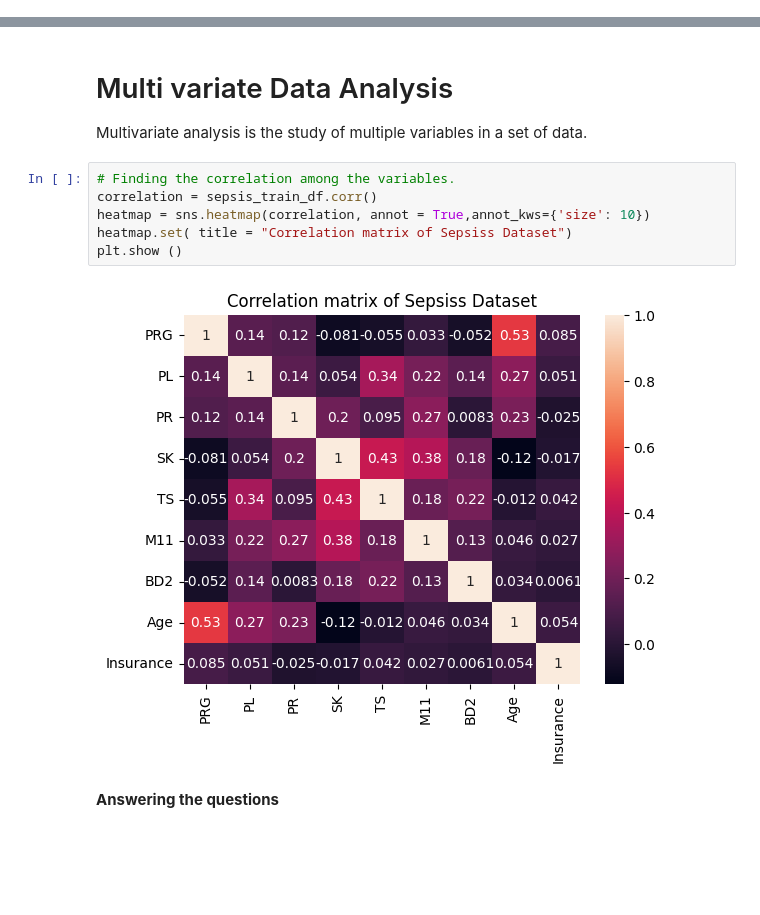
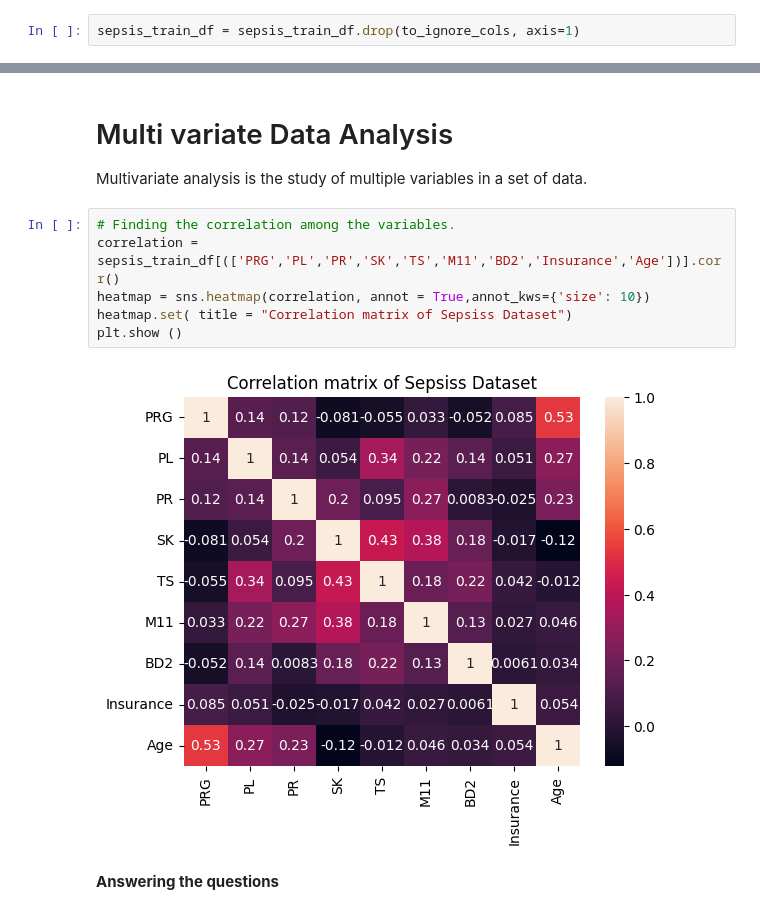
Before and after one commit to muchaimaryanne/Machine-Learning-API-using-FastAPI, a Jupyter notebook: Machine_Learning_API_using_FastAPI.ipynb, the cells around one changed output, grey strips where cells are left out. Drawn from its saved outputs; the diff is of its cells as text; blank space fills up the shorter version.

```diff
--- a/Machine_Learning_API_using_FastAPI.ipynb
+++ b/Machine_Learning_API_using_FastAPI.ipynb
@@ -80,6 +80,8 @@ test_url = 'https://drive.google.com/uc?id=' + test_url.split('/')[-2]
 # Data loading
 sepsis_train_df = pd.read_csv(train_url)
 sepsis_test_df = pd.read_csv(test_url)
+# %%
+sepsis_train_df = sepsis_train_df.drop(to_ignore_cols, axis=1)
 # %% [markdown]
 Description of the data columns.
 
@@ -241,12 +240,12 @@ sepsis_train_df.describe()
 Multivariate analysis is the study of multiple variables in a set of data.
 # %%
 # Finding the correlation among the variables.
-correlation = sepsis_train_df.corr()
+correlation = sepsis_train_df[(['PRG','PL','PR','SK','TS','M11','BD2','Insurance','Age'])].corr()
 heatmap = sns.heatmap(correlation, annot = True,annot_kws={'size': 10})
 heatmap.set( title = "Correlation matrix of Sepsiss Dataset")
 plt.show ()
 # %% [output]
-[figure, old version]
+[figure, new version]
 # %% [markdown]
 **Answering the questions**
 # %% [markdown]
```
Also changed, not shown: parts of 31 cells of this notebook, 3 other files.
